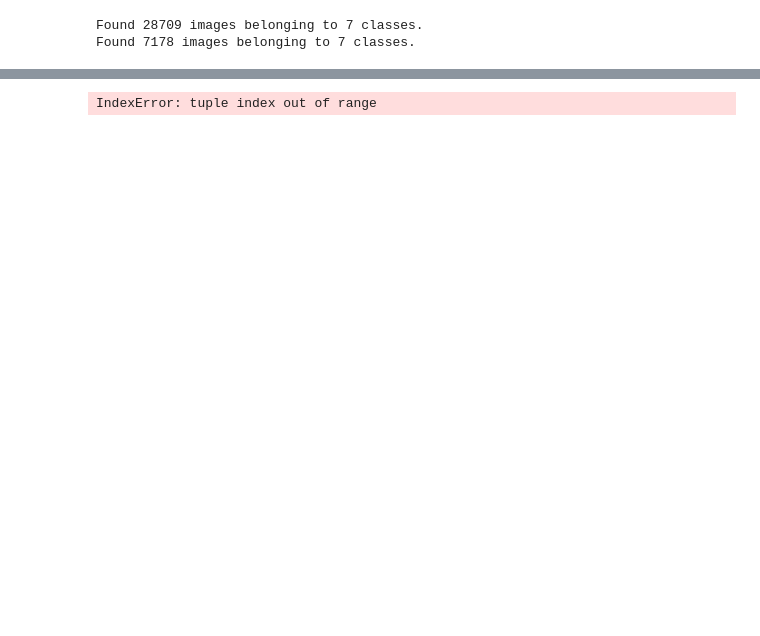
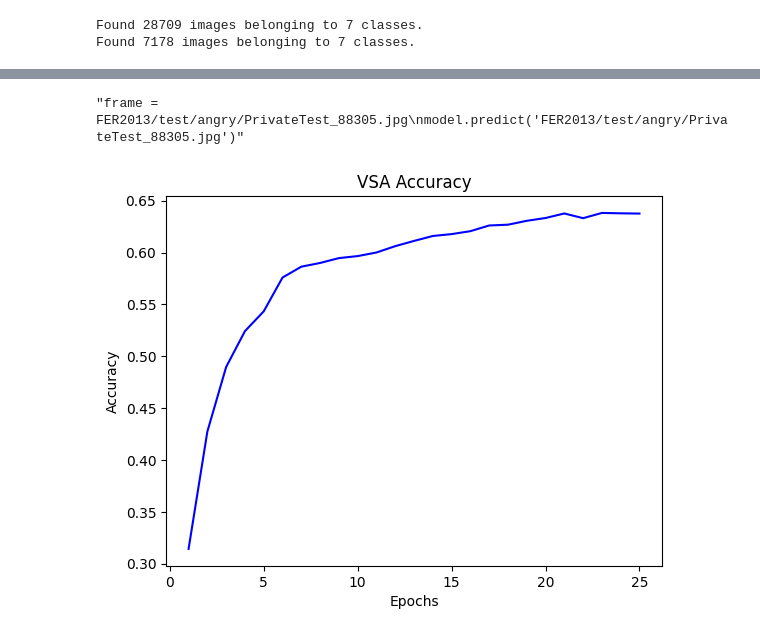
Before and after one commit to PratLyZol/Research, a Jupyter notebook: VideoAnalysis.ipynb, the cells around one changed output, grey strips where cells are left out. Saved outputs shown, nothing was run; the diff lists cells and outputs as text; code cells hidden in the pictures; blank space fills up the shorter version.

```diff
--- a/VideoAnalysis.ipynb
+++ b/VideoAnalysis.ipynb
@@ -221,8 +147,18 @@ _________________________________________________________________
 # %%
-frame = FER2013/test/angry/PrivateTest_88305.jpg
-model.predict('FER2013/test/angry/PrivateTest_88305.jpg')
+"""frame = FER2013/test/angry/PrivateTest_88305.jpg
+model.predict('FER2013/test/angry/PrivateTest_88305.jpg')"""
 # %% [output]
-IndexError: tuple index out of range
+"frame = FER2013/test/angry/PrivateTest_88305.jpg\nmodel.predict('FER2013/test/angry/PrivateTest_88305.jpg')"
+# %%
+acc = history.history['accuracy']
+epochs = range(1,26)
+plt.plot(epochs, acc, 'b', label = 'Training Accuracy')
+plt.title('VSA Accuracy')
+plt.xlabel('Epochs')
+plt.ylabel('Accuracy')
+plt.show()
+# %% [output]
+[figure, added]
 # %%
 import cv2
 cap = cv2.VideoCapture(0)
```
Also changed, not shown: parts of 5 cells of this notebook.
